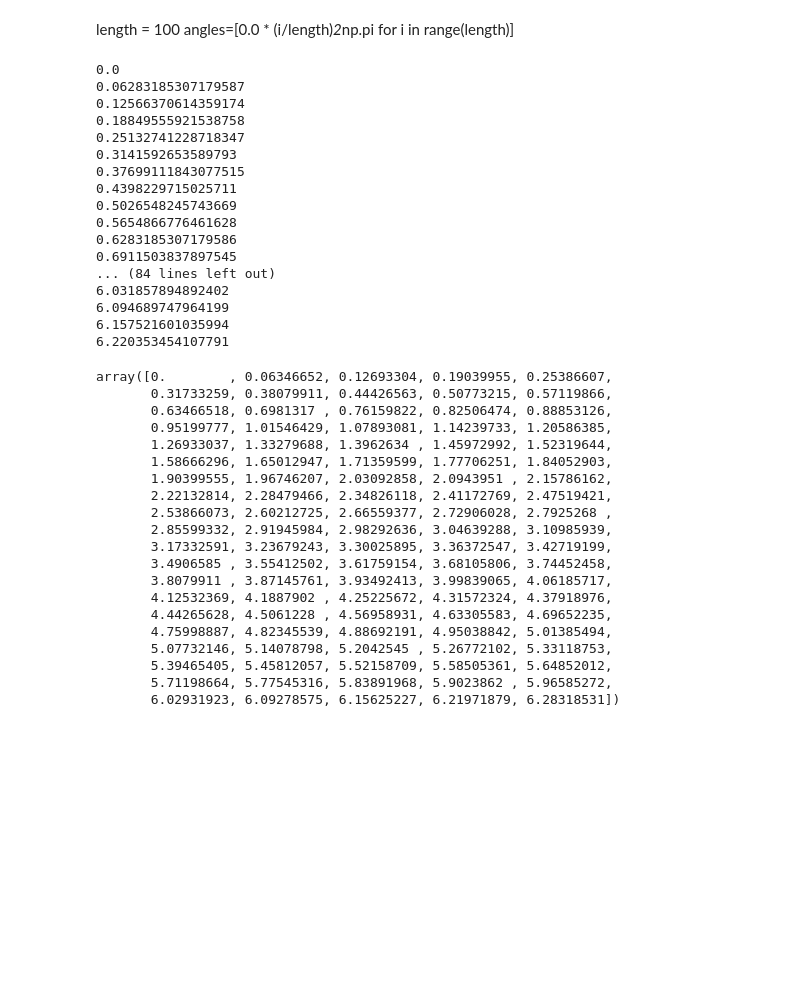
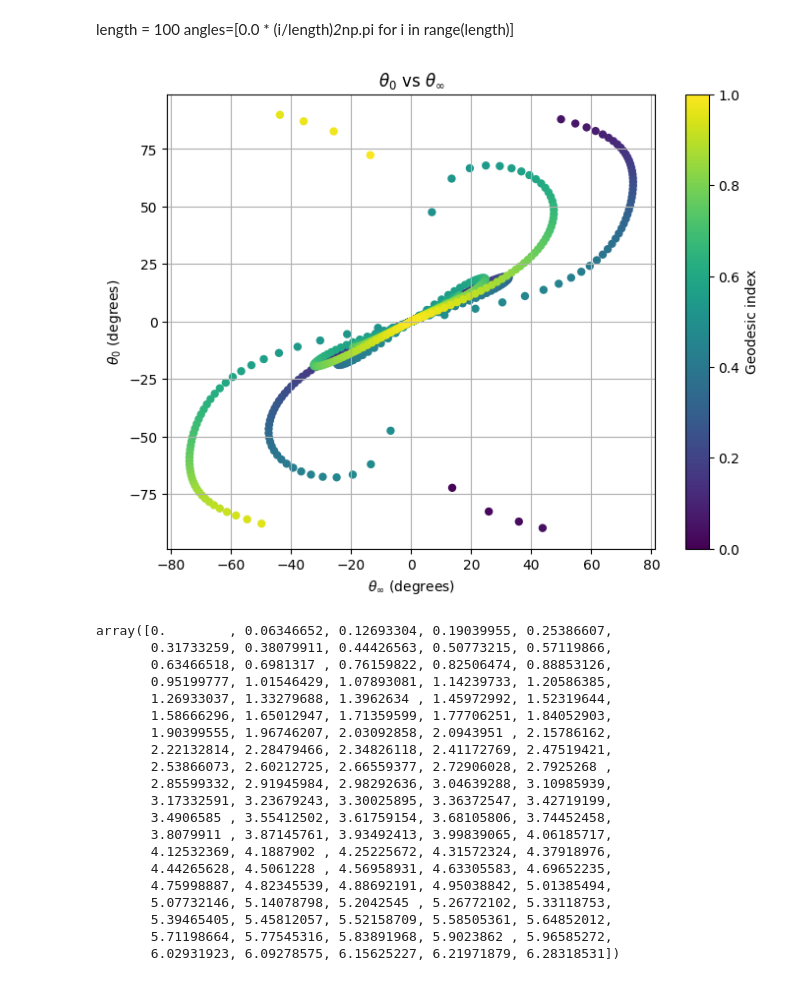
Before and after one commit to zanebeeai/GeneralRelativityStuff, a Jupyter notebook: Null_geodesic_trajectories/geodesic.ipynb, the cells around one changed output. Drawn from its saved outputs; the diff is of its cells as text; code cells hidden in the pictures; blank space fills up the shorter version.

```diff
--- a/Null_geodesic_trajectories/geodesic.ipynb
+++ b/Null_geodesic_trajectories/geodesic.ipynb
@@ -271,30 +271,57 @@ plt.show()
 
 length = 100
 angles=[0.0 * (i/length)*2*np.pi for i in range(length)]
-# %%
-
-length = 100
-angles=[0.0 + (i/length)*2*np.pi for i in range(length)]
-for i in  angles:
-  print(i)
-# %% [output]
-0.0
-0.06283185307179587
-0.12566370614359174
-0.18849555921538758
-0.25132741228718347
-0.3141592653589793
-0.37699111843077515
-0.4398229715025711
-0.5026548245743669
-0.5654866776461628
-0.6283185307179586
-0.6911503837897545
-... (84 lines left out)
-6.031857894892402
-6.094689747964199
-6.157521601035994
-6.220353454107791
+# %%
+
+# Assuming 'geods' is a list of geod dictionaries as before and 'vs_val' is defined
+vs_val = 2  # Replace with the actual value you have defined for vs_val
+
+# Generate a colormap
+colormap = cm.viridis
+
+# Compute the total number of geodesics for color mapping
+total_geodesics = len(geods)
+colors = [colormap(i / total_geodesics) for i in range(total_geodesics)]
+
+# Initialize lists to store angle values
+theta_inf_values = []
+theta_0_values = []
+color_values = []
+
+# Loop over each geodesic to compute angle values
+for i, geod in enumerate([geods[i] for i in range(100)]):  # Replace with geods to plot all geodesics
+    for L in geod.keys():
+        t_prime, x_prime, y_prime = geod[L][1]  # [t', x', y']
+
+        # Check if x_prime, y_prime, or t_prime is a sympy Basic object and convert to float
+        x_prime = float(x_prime.evalf()) if isinstance(x_prime, sp.Basic) else x_prime
+        y_prime = float(y_prime.evalf()) if isinstance(y_prime, sp.Basic) else y_prime
+        t_prime = float(t_prime.evalf()) if isinstance(t_prime, sp.Basic) else t_prime
+
+        # Prevent division by zero
+        if x_prime != 0:
+            theta_inf = np.degrees(np.arctan(y_prime / x_prime))
+            theta_0 = np.degrees(np.arctan(y_prime / (x_prime + vs_val * t_prime)))
+        else:
+            theta_inf = 90 if y_prime >= 0 else -90
+            theta_0 = 90 if y_prime >= 0 else -90
+
+        # Append the angle values and corresponding color
+        theta_inf_values.append(theta_inf)
+        theta_0_values.append(theta_0)
+        color_values.append(colors[i])
+
+# Plot the angles with color gradient
+plt.figure(figsize=(8, 6))
+sc = plt.scatter(theta_inf_values, theta_0_values, c=color_values, edgecolor='none')
+plt.xlabel('$\\theta_{\infty}$ (degrees)')
+plt.ylabel('$\\theta_0$ (degrees)')
+plt.title('$\\theta_0$ vs $\\theta_{\infty}$')
+plt.colorbar(sc, label='Geodesic index')
+plt.grid(True)
+plt.show()
+# %% [output]
+[figure, added]
 # %%
 test2 = np.linspace(0, 2*np.pi, 100)
 test2
```
Also changed, not shown: parts of 3 cells of this notebook, 15 other files.
